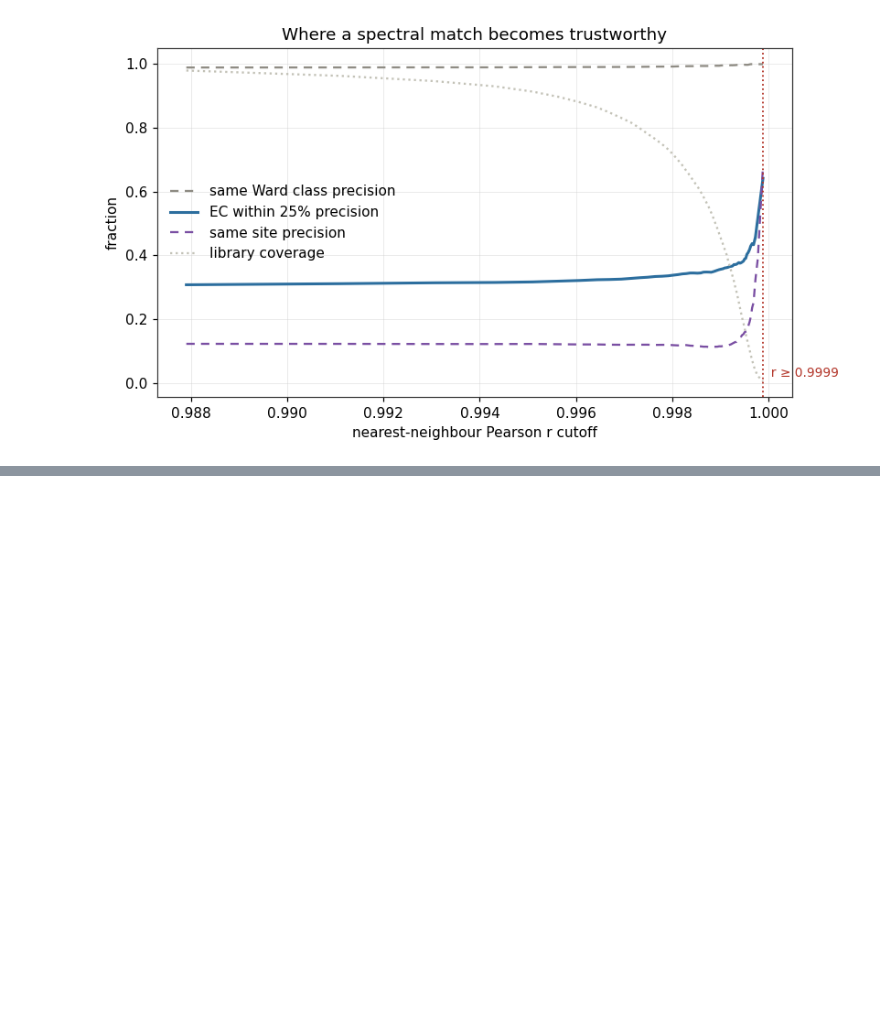
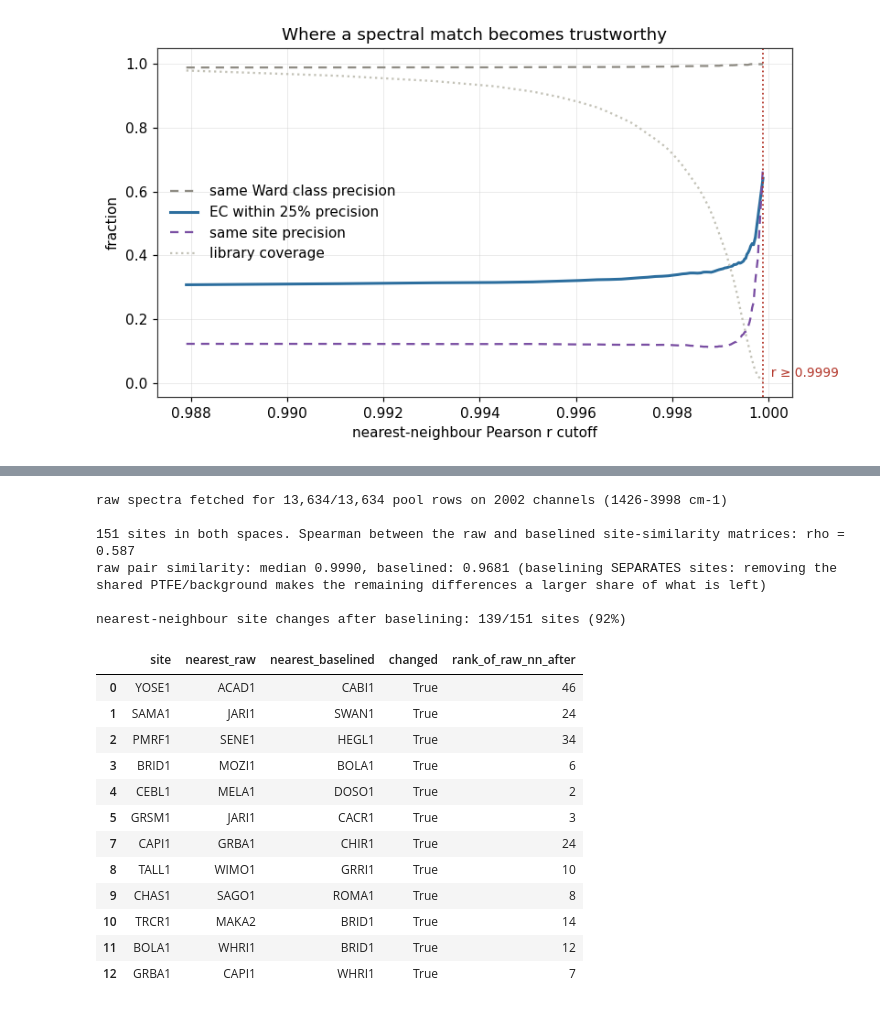
Before and after one commit to ahzs645/aethmodular, a Jupyter notebook: research/ftir_ec_phase3/ftir_52_network_spectral_map.ipynb, the cells around one changed output, grey strips where cells are left out. Saved outputs shown, nothing was run; the diff lists cells and outputs as text; code cells hidden in the pictures; blank space fills up the shorter version.

```diff
--- a/research/ftir_ec_phase3/ftir_52_network_spectral_map.ipynb
+++ b/research/ftir_ec_phase3/ftir_52_network_spectral_map.ipynb
@@ -471,0 +602,63 @@ same-site precision rises 12% -> 68%: spectral twins are mostly NOT from the sam
+# %%
+from phase3_common import load_pool_spectra                              # noqa: E402
+raw_wcols = [c for c in etad_eval.attrs['wcols'] if 1425 <= float(c) <= 3999]
+raw_pool = load_pool_spectra(lib.AnalysisId.to_numpy(), raw_wcols)
+raw_pool = raw_pool.set_index('AnalysisId').reindex(lib.AnalysisId.to_numpy())
+RAW = raw_pool[raw_wcols].to_numpy(float)
+raw_ok = np.isfinite(RAW).all(axis=1)
+print(f'raw spectra fetched for {raw_ok.sum():,}/{len(lib):,} pool rows '
+      f'on {len(raw_wcols)} channels ({float(raw_wcols[-1]):.0f}-{float(raw_wcols[0]):.0f} cm-1)')
+
+raw_site_median = {}
+for site in improve_names:
+    m = (lib.Site == site).to_numpy() & raw_ok
+    if m.sum() >= 20:
+        raw_site_median[site] = np.median(RAW[m], axis=0)
+shared = [s for s in improve_names if s in raw_site_median]
+R_raw = ss.correlation_matrix(np.vstack([raw_site_median[s] for s in shared]),
+                              np.vstack([raw_site_median[s] for s in shared]))
+np.fill_diagonal(R_raw, np.nan)
+sub_idx = [improve_names.index(s) for s in shared]
+R_cor = R_imp[np.ix_(sub_idx, sub_idx)]
+
+iu = np.triu_indices(len(shared), 1)
+rho = float(pd.Series(R_raw[iu]).corr(pd.Series(R_cor[iu]), method='spearman'))
+print(f'\n{len(shared)} sites in both spaces. Spearman between the raw and baselined '
+      f'site-similarity matrices: rho = {rho:.3f}')
+print(f'raw pair similarity: median {np.nanmedian(R_raw[iu]):.4f}, '
+      f'baselined: {np.nanmedian(R_cor[iu]):.4f} '
+      '(baselining SEPARATES sites: removing the shared PTFE/background makes the '
+      'remaining differences a larger share of what is left)')
+
+moved = []
+for a, site in enumerate(shared):
+    nn_raw = shared[int(np.nanargmax(R_raw[a]))]
+    nn_cor = shared[int(np.nanargmax(R_cor[a]))]
+    moved.append({'site': site, 'nearest_raw': nn_raw, 'nearest_baselined': nn_cor,
+                  'changed': nn_raw != nn_cor,
+                  'rank_of_raw_nn_after': int((R_cor[a] > R_cor[a, shared.index(nn_raw)]).sum()) + 1})
+moved = pd.DataFrame(moved)
+moved.to_csv(OUT / 'nearest_neighbour_raw_vs_baselined.csv', index=False)
+print(f"\nnearest-neighbour site changes after baselining: "
+      f"{moved.changed.sum()}/{len(moved)} sites ({moved.changed.mean():.0%})")
+display(moved[moved.changed].head(12))
+# %% [output]
+raw spectra fetched for 13,634/13,634 pool rows on 2002 channels (1426-3998 cm-1)
+
+151 sites in both spaces. Spearman between the raw and baselined site-similarity matrices: rho = 0.587
+raw pair similarity: median 0.9990, baselined: 0.9681 (baselining SEPARATES sites: removing the shared PTFE/background makes the remaining differences a larger share of what is left)
+
+nearest-neighbour site changes after baselining: 139/151 sites (92%)
+|  | site | nearest_raw | nearest_baselined | changed | rank_of_raw_nn_after |
+| 0 | YOSE1 | ACAD1 | CABI1 | True | 46 |
+| 1 | SAMA1 | JARI1 | SWAN1 | True | 24 |
+| 2 | PMRF1 | SENE1 | HEGL1 | True | 34 |
+| 3 | BRID1 | MOZI1 | BOLA1 | True | 6 |
+| 4 | CEBL1 | MELA1 | DOSO1 | True | 2 |
+| 5 | GRSM1 | JARI1 | CACR1 | True | 3 |
+| 7 | CAPI1 | GRBA1 | CHIR1 | True | 24 |
+| 8 | TALL1 | WIMO1 | GRRI1 | True | 10 |
+| 9 | CHAS1 | SAGO1 | ROMA1 | True | 8 |
+| 10 | TRCR1 | MAKA2 | BRID1 | True | 14 |
+| 11 | BOLA1 | WHRI1 | BRID1 | True | 12 |
+| 12 | GRBA1 | CAPI1 | WHRI1 | True | 7 |
```
Also changed, not shown: parts of 8 cells of this notebook, 2 other files.
